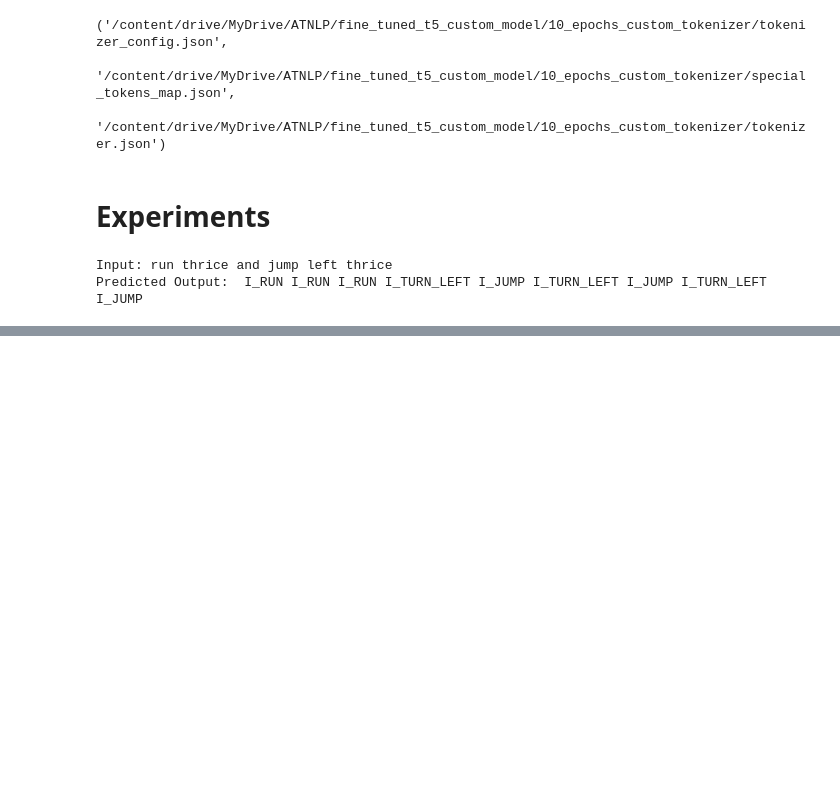
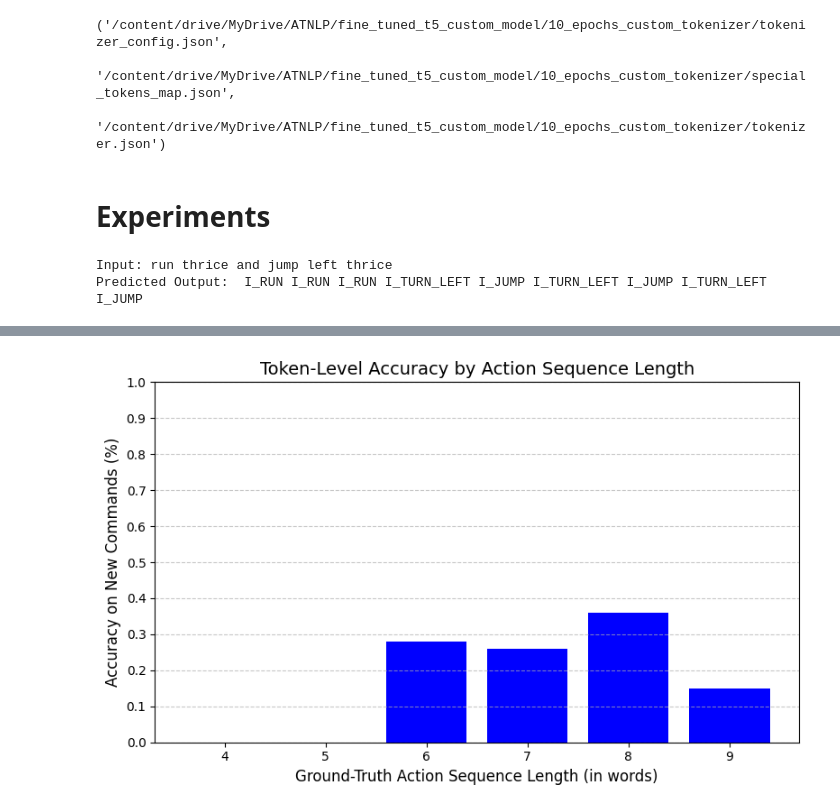
Before and after one commit to janljubas/ATNLP-Assignment3, a Jupyter notebook: LoRA.ipynb, the cells around one changed output, grey strips where cells are left out. Drawn from its saved outputs; the diff is of its cells as text; code cells hidden in the pictures; blank space fills up the shorter version.

```diff
--- a/LoRA.ipynb
+++ b/LoRA.ipynb
@@ -205,0 +244,24 @@ Predicted Output:  I_RUN I_RUN I_RUN I_TURN_LEFT I_JUMP I_TURN_LEFT I_JUMP I_TUR
+# %%
+
+x = [4, 6, 7, 8, 9]
+y = [0, 0.28, 0.26, 0.36, 0.15]
+
+# Further adjusting the bar width to create whitespace between columns
+plt.figure(figsize=(8, 5))
+plt.bar(x, y, width=0.8, color='blue')  # Narrower width for more space
+
+# Add labels and title
+plt.title('Token-Level Accuracy by Action Sequence Length', fontsize=14)
+plt.xlabel('Ground-Truth Action Sequence Length (in words)', fontsize=12)
+plt.ylabel('Accuracy on New Commands (%)', fontsize=12)
+
+# Adjust tick marks
+plt.xticks(range(4, 10, 1))
+plt.yticks(np.arange(0, 1.1, 0.1))
+plt.grid(axis='y', linestyle='--', alpha=0.7)
+
+# Show the chart
+plt.tight_layout()
+plt.show()
+# %% [output]
+[figure, added]
```
Also changed, not shown: parts of 1 cell of this notebook.
